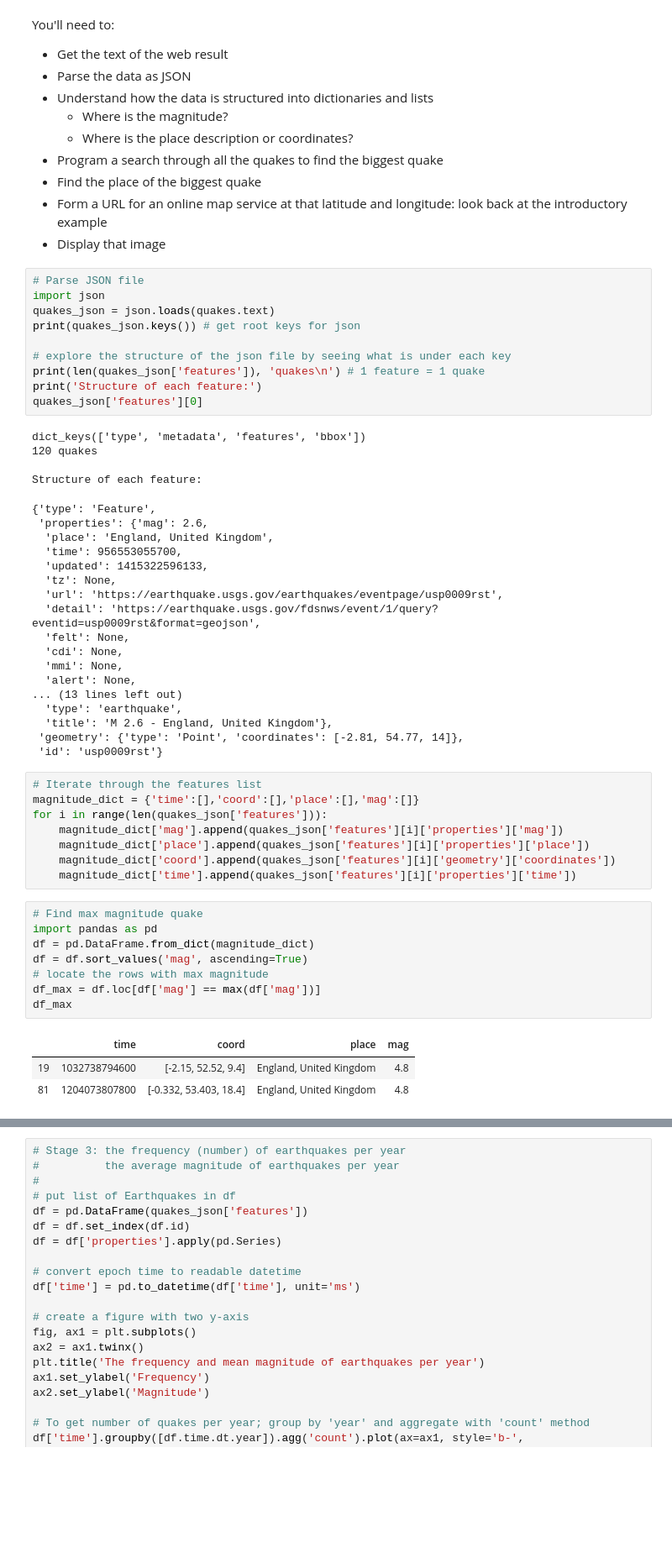
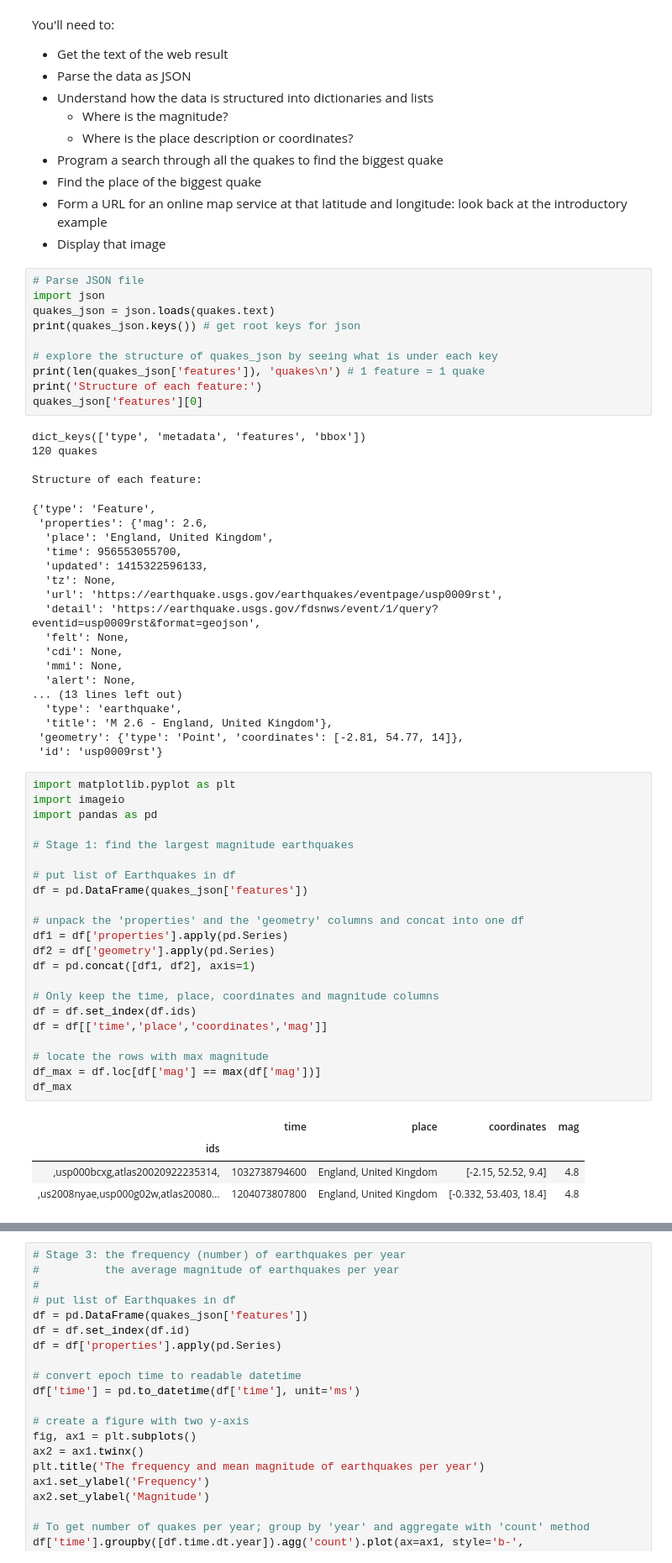
Before and after one commit to ikc15/rsd-classwork-2019, a Jupyter notebook: 066QuakeExercise.ipynb, the cells around one changed output, grey strips where cells are left out. Shown: that part at 84% size. Drawn from its saved outputs; the diff is of its cells as text; blank space fills up the shorter version.

Commit message:
redid stage 1 with pandas

```diff
--- a/066QuakeExercise.ipynb
+++ b/066QuakeExercise.ipynb
@@ -40,7 +40,7 @@ import json
 quakes_json = json.loads(quakes.text)
 print(quakes_json.keys()) # get root keys for json
 
-# explore the structure of the json file by seeing what is under each key
+# explore the structure of quakes_json by seeing what is under each key
 print(len(quakes_json['features']), 'quakes\n') # 1 feature = 1 quake
 print('Structure of each feature:')
 quakes_json['features'][0]
@@ -66,26 +66,33 @@ Structure of each feature:
   'title': 'M 2.6 - England, United Kingdom'},
  'geometry': {'type': 'Point', 'coordinates': [-2.81, 54.77, 14]},
  'id': 'usp0009rst'}
-# %%
-# Iterate through the features list
-magnitude_dict = {'time':[],'coord':[],'place':[],'mag':[]}
-for i in range(len(quakes_json['features'])):
-    magnitude_dict['mag'].append(quakes_json['features'][i]['properties']['mag'])
-    magnitude_dict['place'].append(quakes_json['features'][i]['properties']['place'])
-    magnitude_dict['coord'].append(quakes_json['features'][i]['geometry']['coordinates'])
-    magnitude_dict['time'].append(quakes_json['features'][i]['properties']['time'])
-# %%
-# Find max magnitude quake
-import pandas as pd
-df = pd.DataFrame.from_dict(magnitude_dict)
-df = df.sort_values('mag', ascending=True)
-# locate the rows with max magnitude
-df_max = df.loc[df['mag'] == max(df['mag'])]
-df_max
-# %% [output]
-|  | time | coord | place | mag |
-| 19 | 1032738794600 | [-2.15, 52.52, 9.4] | England, United Kingdom | 4.8 |
-| 81 | 1204073807800 | [-0.332, 53.403, 18.4] | England, United Kingdom | 4.8 |
+# %%
+import matplotlib.pyplot as plt
+import imageio
+import pandas as pd
+
+# Stage 1: find the largest magnitude earthquakes
+
+# put list of Earthquakes in df
+df = pd.DataFrame(quakes_json['features'])
+
+# unpack the 'properties' and the 'geometry' columns and concat into one df
+df1 = df['properties'].apply(pd.Series)
+df2 = df['geometry'].apply(pd.Series)
+df = pd.concat([df1, df2], axis=1)
+
+# Only keep the time, place, coordinates and magnitude columns
+df = df.set_index(df.ids)
+df = df[['time','place','coordinates','mag']]
+
+# locate the rows with max magnitude
+df_max = df.loc[df['mag'] == max(df['mag'])]
+df_max
+# %% [output]
+|  | time | place | coordinates | mag |
+| ids |  |  |  |  |
+| ,usp000bcxg,atlas20020922235314, | 1032738794600 | England, United Kingdom | [-2.15, 52.52, 9.4] | 4.8 |
+| ,us2008nyae,usp000g02w,atlas20080... | 1204073807800 | England, United Kingdom | [-0.332, 53.403, 18.4] | 4.8 |
 # %%
 # Open location of the largest quake in static map
 import requests
```
Also changed, not shown: parts of 3 cells of this notebook.
